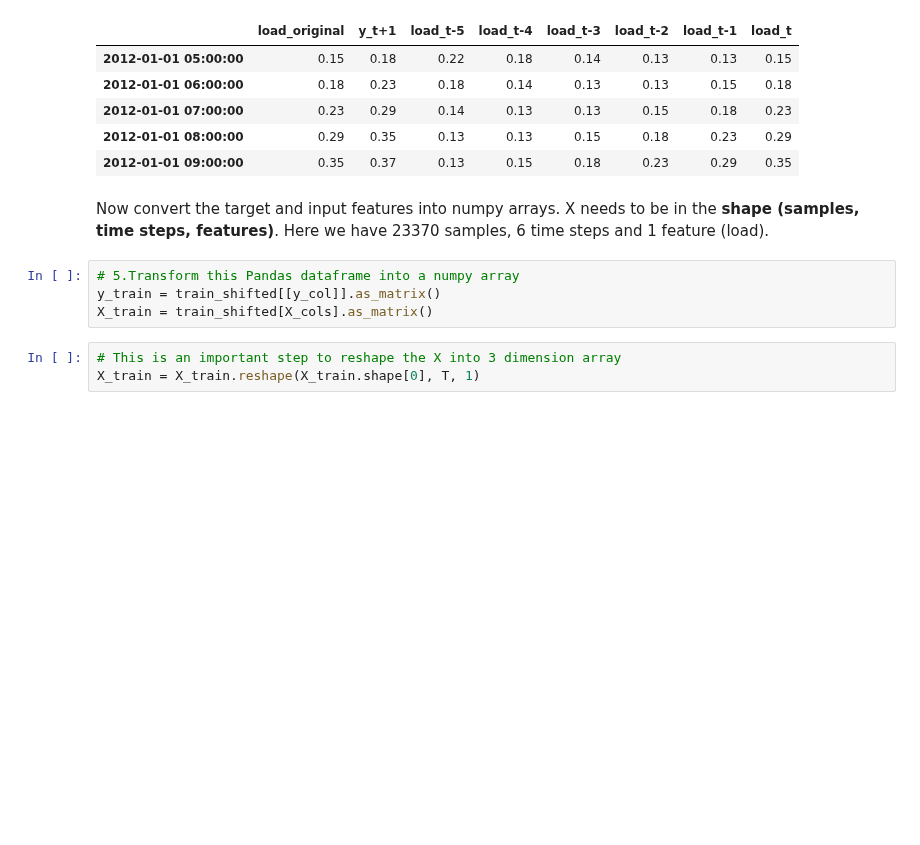
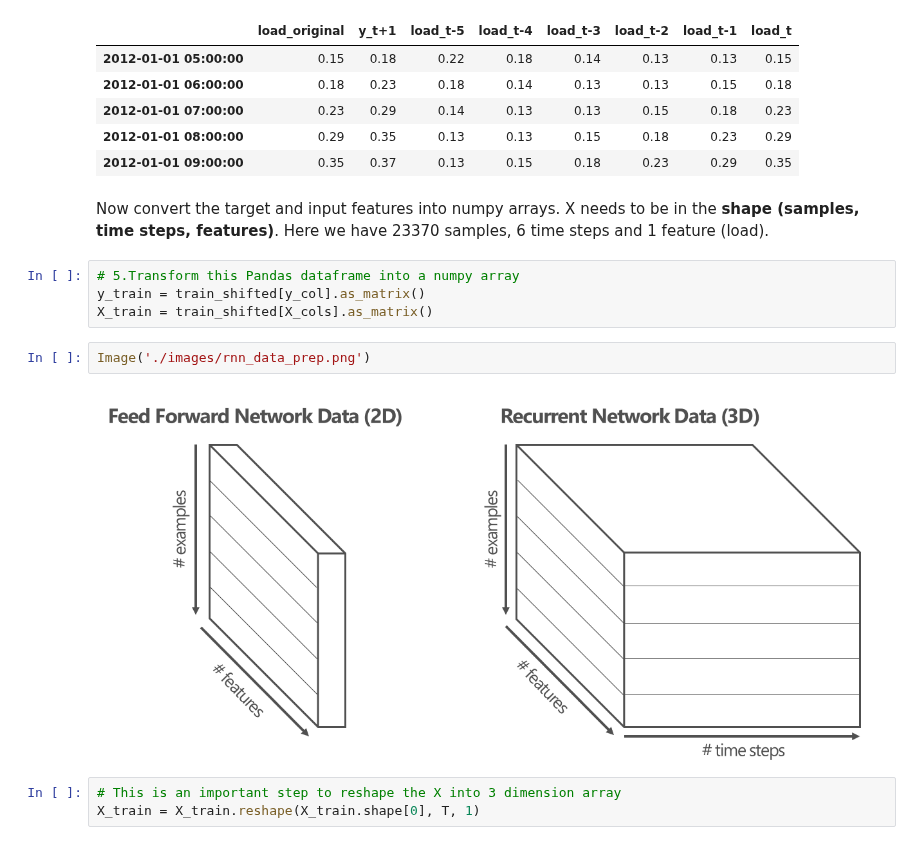
Before and after one commit to Azure/DeepLearningForTimeSeriesForecasting, a Jupyter notebook: 3_one_step_RNN_univariate.ipynb, the cells around one changed output. Drawn from its saved outputs; the diff is of its cells as text; blank space fills up the shorter version.

```diff
--- a/3_one_step_RNN_univariate.ipynb
+++ b/3_one_step_RNN_univariate.ipynb
@@ -125,8 +125,12 @@ train_shifted.head(5)
 Now convert the target and input features into numpy arrays. X needs to be in the **shape (samples, time steps, features)**. Here we have 23370 samples, 6 time steps and 1 feature (load).
 # %%
 # 5.Transform this Pandas dataframe into a numpy array
-y_train = train_shifted[[y_col]].as_matrix()
+y_train = train_shifted[y_col].as_matrix()
 X_train = train_shifted[X_cols].as_matrix()
+# %%
+Image('./images/rnn_data_prep.png')
+# %% [output]
+[figure, added]
 # %%
 # This is an important step to reshape the X into 3 dimension array
 X_train = X_train.reshape(X_train.shape[0], T, 1)
```
Also changed, not shown: parts of 8 cells of this notebook, 3 other files.
